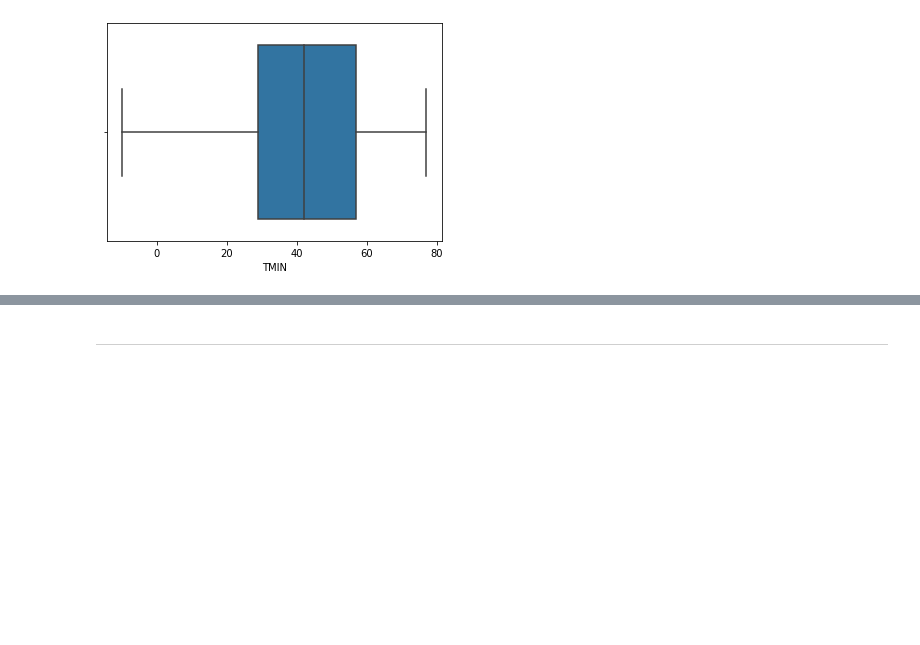
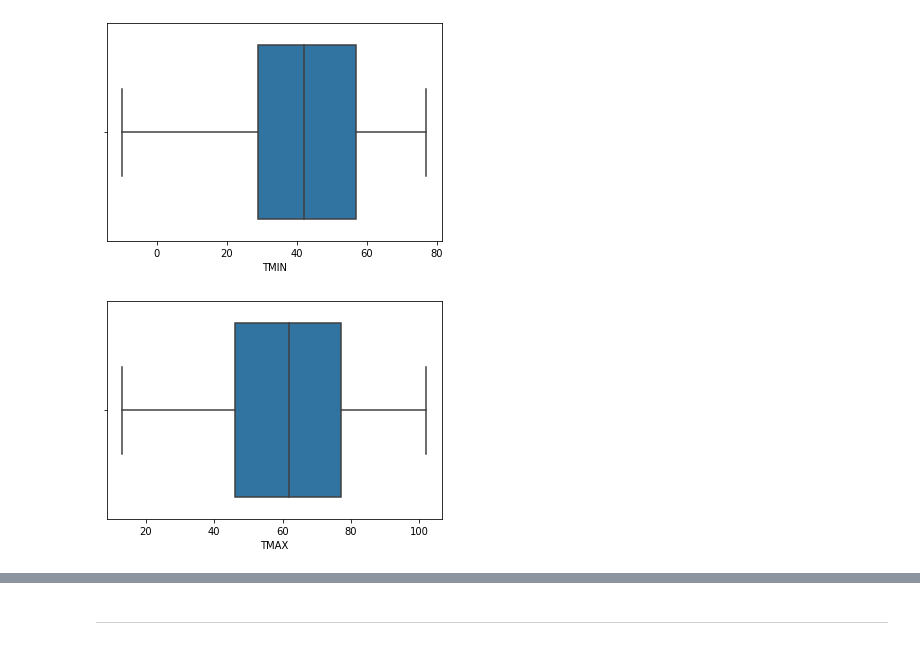
Before and after one commit to Ertugrul-Kurubal/Data-Analysis-With-Python-Projects, a Jupyter notebook: 04-Analyzing The Effect Of Weather On Policing (Student).ipynb, the cells around one changed output, grey strips where cells are left out. Saved outputs shown, nothing was run; the diff lists cells and outputs as text; code cells hidden in the pictures; blank space fills up the shorter version.

```diff
--- a/04-Analyzing The Effect Of Weather On Policing (Student).ipynb
+++ b/04-Analyzing The Effect Of Weather On Policing (Student).ipynb
@@ -96,3 +96,7 @@ Name: TAVG_mean, Length: 8022, dtype: float64
 sns.boxplot(x = df.TMIN);
 # %% [output]
 [figure]
+# %%
+sns.boxplot(x = df["TMAX"]);
+# %% [output]
+[figure, added]
```
Also changed, not shown: parts of 6 cells of this notebook.
